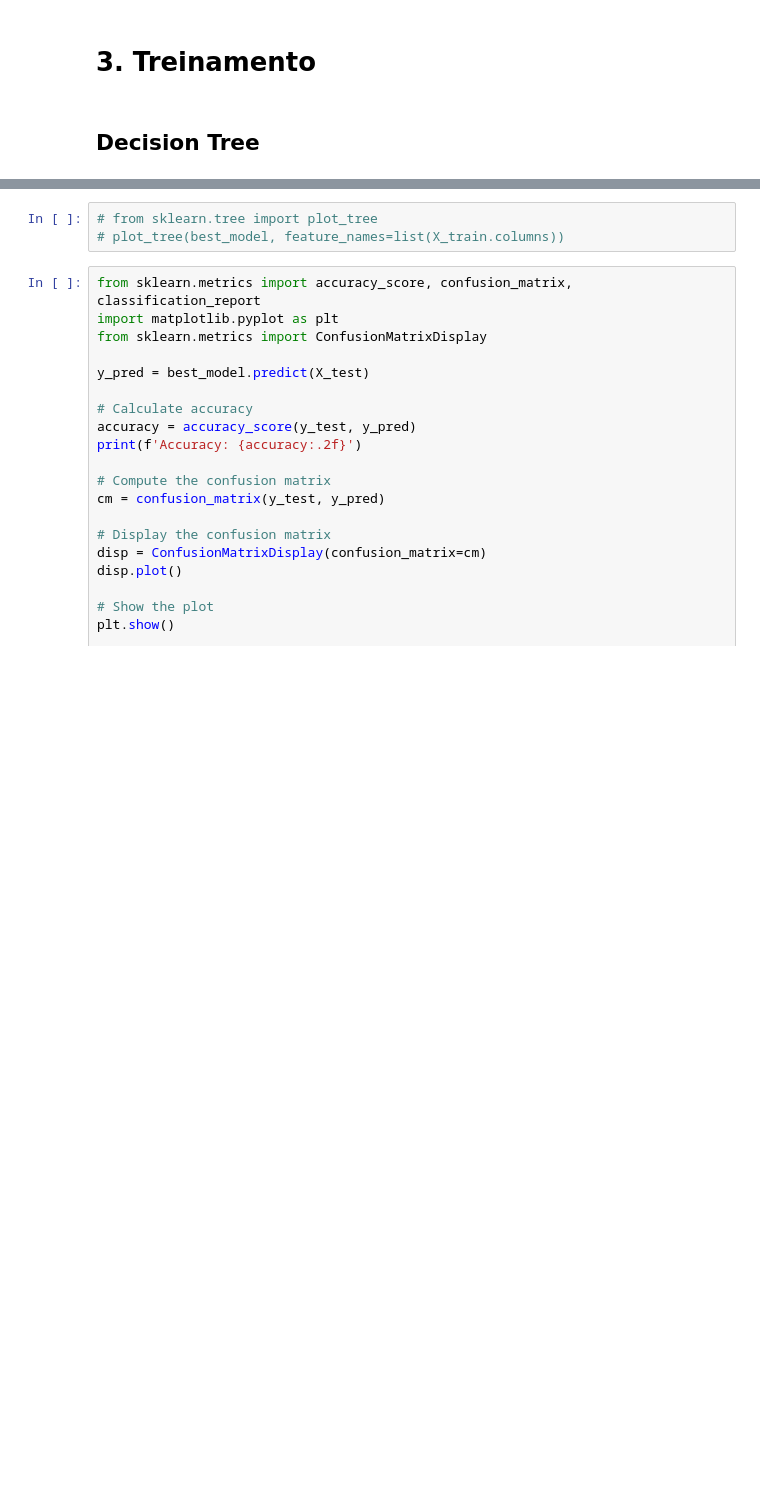
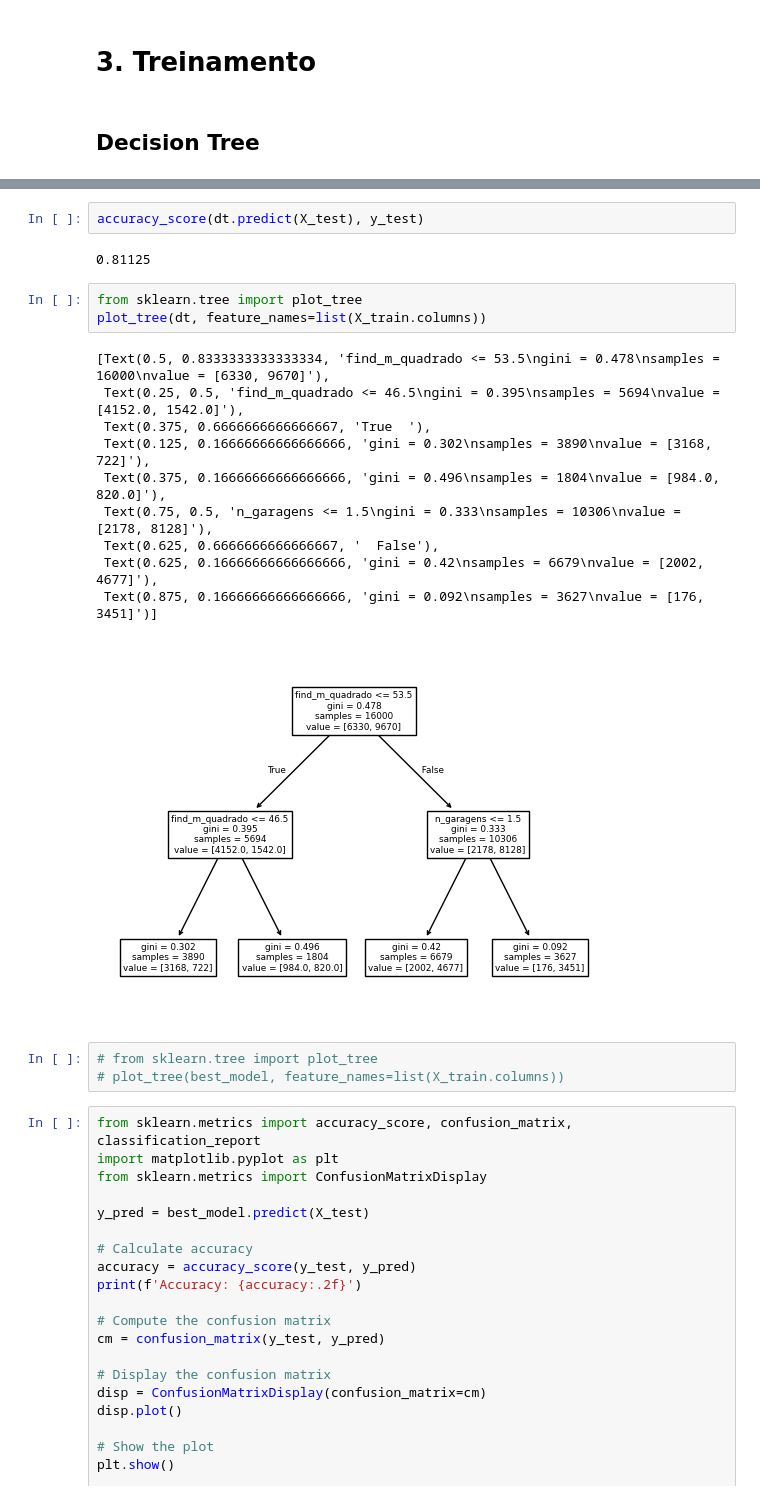
Before and after one commit to Edu-p/interp-conf-ml, a Jupyter notebook: notebooks/models.ipynb, the cells around one changed output, grey strips where cells are left out. Saved outputs shown, nothing was run; the diff lists cells and outputs as text; blank space fills up the shorter version.

```diff
--- a/notebooks/models.ipynb
+++ b/notebooks/models.ipynb
@@ -98,3 +113,21 @@ Traceback (most recent call last):
+# %%
+accuracy_score(dt.predict(X_test), y_test)
+# %% [output]
+0.81125
+# %%
+from sklearn.tree import plot_tree
+plot_tree(dt, feature_names=list(X_train.columns))
+# %% [output]
+[Text(0.5, 0.8333333333333334, 'find_m_quadrado <= 53.5\ngini = 0.478\nsamples = 16000\nvalue = [6330, 9670]'),
+ Text(0.25, 0.5, 'find_m_quadrado <= 46.5\ngini = 0.395\nsamples = 5694\nvalue = [4152.0, 1542.0]'),
+ Text(0.375, 0.6666666666666667, 'True  '),
+ Text(0.125, 0.16666666666666666, 'gini = 0.302\nsamples = 3890\nvalue = [3168, 722]'),
+ Text(0.375, 0.16666666666666666, 'gini = 0.496\nsamples = 1804\nvalue = [984.0, 820.0]'),
+ Text(0.75, 0.5, 'n_garagens <= 1.5\ngini = 0.333\nsamples = 10306\nvalue = [2178, 8128]'),
+ Text(0.625, 0.6666666666666667, '  False'),
+ Text(0.625, 0.16666666666666666, 'gini = 0.42\nsamples = 6679\nvalue = [2002, 4677]'),
+ Text(0.875, 0.16666666666666666, 'gini = 0.092\nsamples = 3627\nvalue = [176, 3451]')]
+[figure, added]
 # %%
 # from sklearn.tree import plot_tree
 # plot_tree(best_model, feature_names=list(X_train.columns))
```
Also changed, not shown: parts of 29 cells of this notebook, 1 other file.
